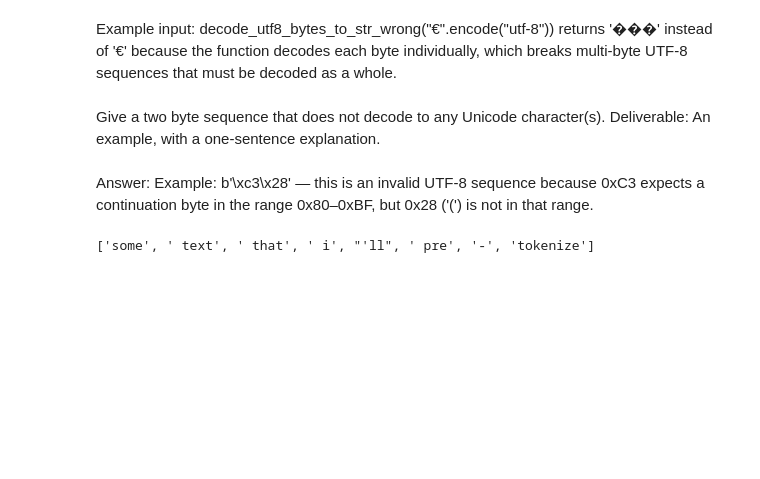
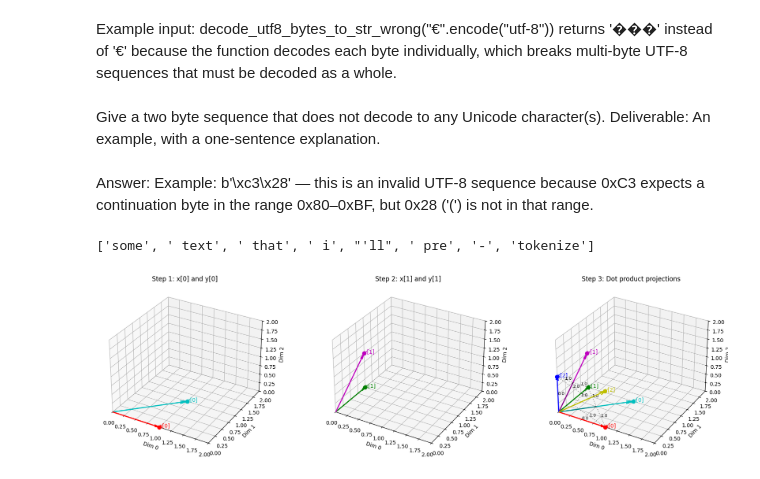
Before and after one commit to ligenchang/CS336_Assignment_1, a Jupyter notebook: learning.ipynb, the cells around one changed output. Cells and saved outputs as stored; diff of their text form; code cells hidden in the pictures; blank space fills up the shorter version.

```diff
--- a/learning.ipynb
+++ b/learning.ipynb
@@ -131,0 +146,81 @@ re.findall(PAT, "some text that i'll pre-tokenize")
+# %%
+import torch
+import matplotlib.pyplot as plt
+from mpl_toolkits.mplot3d import Axes3D
+
+# 2x3x4 tensors
+x = torch.tensor([[[1, 0, 0, 0],
+                   [0, 1, 0, 1],
+                   [0, 0, 1, 1]],
+                  [[1, 1, 0, 0],
+                   [0, 1, 1, 0],
+                   [1, 0, 1, 1]]], dtype=torch.float)
+
+y = torch.tensor([[[1, 1, 0, 0],
+                   [0, 1, 1, 0],
+                   [1, 0, 1, 1]],
+                  [[1, 0, 0, 1],
+                   [0, 1, 0, 1],
+                   [0, 0, 1, 0]]], dtype=torch.float)
+
+batch = 0
+colors_x = ['r', 'g', 'b']
+colors_y = ['c', 'm', 'y']
+
+def plot_vector(ax, vec, color, label):
+    ax.quiver(0,0,0, vec[0], vec[1], vec[2], color=color, linewidth=2, arrow_length_ratio=0.1)
+    ax.scatter(vec[0], vec[1], vec[2], color=color, s=50)
+    ax.text(vec[0], vec[1], vec[2], label, color=color)
+
+# Create figure with 3 subplots
+fig = plt.figure(figsize=(18,5))
+
+# Step 1: Visualize first vector pair
+ax1 = fig.add_subplot(131, projection='3d')
+plot_vector(ax1, x[batch,0,:3], colors_x[0], 'x[0]')
+plot_vector(ax1, y[batch,0,:3], colors_y[0], 'y[0]')
+ax1.set_title('Step 1: x[0] and y[0]')
+ax1.set_xlim([0,2]); ax1.set_ylim([0,2]); ax1.set_zlim([0,2])
+ax1.set_xlabel('Dim 0'); ax1.set_ylabel('Dim 1'); ax1.set_zlabel('Dim 2')
+
+# Step 2: Visualize second vector pair
+ax2 = fig.add_subplot(132, projection='3d')
+plot_vector(ax2, x[batch,1,:3], colors_x[1], 'x[1]')
+plot_vector(ax2, y[batch,1,:3], colors_y[1], 'y[1]')
+ax2.set_title('Step 2: x[1] and y[1]')
+ax2.set_xlim([0,2]); ax2.set_ylim([0,2]); ax2.set_zlim([0,2])
+ax2.set_xlabel('Dim 0'); ax2.set_ylabel('Dim 1'); ax2.set_zlabel('Dim 2')
+
+# Step 3: Show dot product projections for first batch
+ax3 = fig.add_subplot(133, projection='3d')
+seq1, seq2 = x.shape[1], y.shape[1]
+
+for i in range(seq1):
+    plot_vector(ax3, x[batch,i,:3], colors_x[i], f'x[{i}]')
+for j in range(seq2):
+    plot_vector(ax3, y[batch,j,:3], colors_y[j], f'y[{j}]')
+
+# Draw projections
+for i in range(seq1):
+    for j in range(seq2):
+        dot = torch.dot(x[batch,i], y[batch,j]).item()
+        proj = (dot / torch.dot(y[batch,j], y[batch,j]).item()) * y[batch,j]
+        proj3d = proj[:3]
+        # Line from tip of x[i] to projection
+        x_tip = x[batch,i,:3]
+        ax3.plot([x_tip[0], proj3d[0]], [x_tip[1], proj3d[1]], [x_tip[2], proj3d[2]],
+                 color='k', linestyle=':', alpha=0.4)
+        # Projection arrow
+        ax3.quiver(0,0,0, proj3d[0], proj3d[1], proj3d[2], color='k', alpha=0.2, arrow_length_ratio=0.05)
+        # Optional: show dot value
+        mid = (x_tip + proj3d)/2
+        ax3.text(mid[0], mid[1], mid[2], f'{dot:.1f}', color='k', fontsize=8)
+
+ax3.set_title('Step 3: Dot product projections')
+ax3.set_xlim([0,2]); ax3.set_ylim([0,2]); ax3.set_zlim([0,2])
+ax3.set_xlabel('Dim 0'); ax3.set_ylabel('Dim 1'); ax3.set_zlabel('Dim 2')
+
+plt.tight_layout()
+plt.show()
+# %% [output]
+[figure, added]
```
Also changed, not shown: parts of 3 cells of this notebook, 9 other files.
